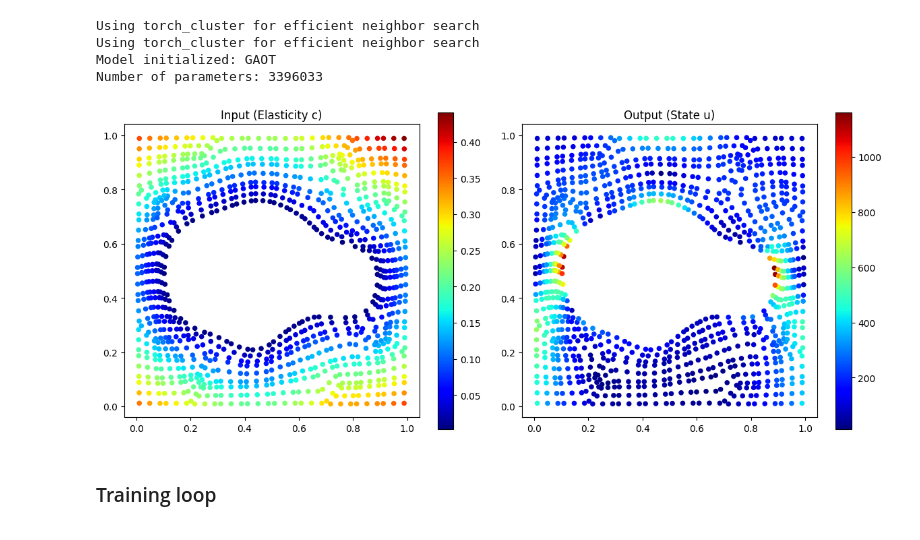
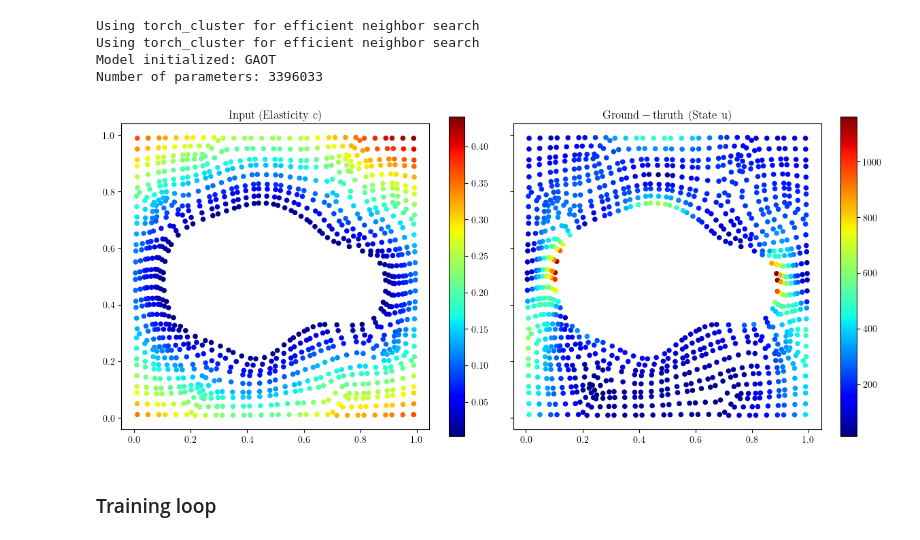
Before and after one commit to tia987/AISE, a Jupyter notebook: task_3/task_3.ipynb, the cells around one changed output. Cells and saved outputs as stored; diff of their text form; code cells hidden in the pictures.

Commit message:
Setup important plotting changes

```diff
--- a/task_3/task_3.ipynb
+++ b/task_3/task_3.ipynb
@@ -140,38 +141,40 @@ class ElasticityDataset(Dataset):
         }
 # %%
 batch_size = 16
+plt.rcParams['text.usetex'] = 1
 # %%
 # Retrieve triain and validation dataset
 train_dataset = ElasticityDataset(path="data/Elasticity.nc",split="train")
 val_dataset = ElasticityDataset(path="data/Elasticity.nc",split="val")
 
 train_loader = DataLoader(train_dataset, batch_size=batch_size, shuffle=False)
 val_loader = DataLoader(val_dataset, batch_size=batch_size, shuffle=False)
 
 batch = next(iter(train_loader))
 # Indices: [0] for first sample in batch, then convert to numpy
 coords = batch["coords"][0].numpy()
 input = batch["input"][0].numpy()
 output = batch["output"][0].numpy()
 
-fig, axes = plt.subplots(1, 2, figsize=(12, 5))
+fig, axes = plt.subplots(1, 2, figsize=(12, 5), sharex=True, sharey=True)
 
 # Plot Input (Elasticity 'c')
 im1 = axes[0].scatter(coords[:, 0], coords[:, 1], c=input, cmap="jet", s=20)
-axes[0].set_title("Input (Elasticity c)")
+axes[0].set_title(r"$\mathrm{Input\ (Elasticity\ c)}$")
 axes[0].set_aspect('equal')
 fig.colorbar(im1, ax=axes[0])
 
 # Plot Output (State 'u')
 im2 = axes[1].scatter(coords[:, 0], coords[:, 1], c=output, cmap="jet", s=20)
-axes[1].set_title("Output (State u)")
+axes[1].set_title(r"$\mathrm{Ground-thruth\ (State\ u)}$")
 axes[1].set_aspect('equal')
 fig.colorbar(im2, ax=axes[1])
 
 plt.tight_layout()
+plt.savefig("3_1_baseline.pdf")
 plt.show()
 # %% [output]
-[figure, old version]
+[figure, new version]
 # %% [markdown]
 ### Training loop
 # %%
```
Also changed, not shown: parts of 11 cells of this notebook, 2 other files.
